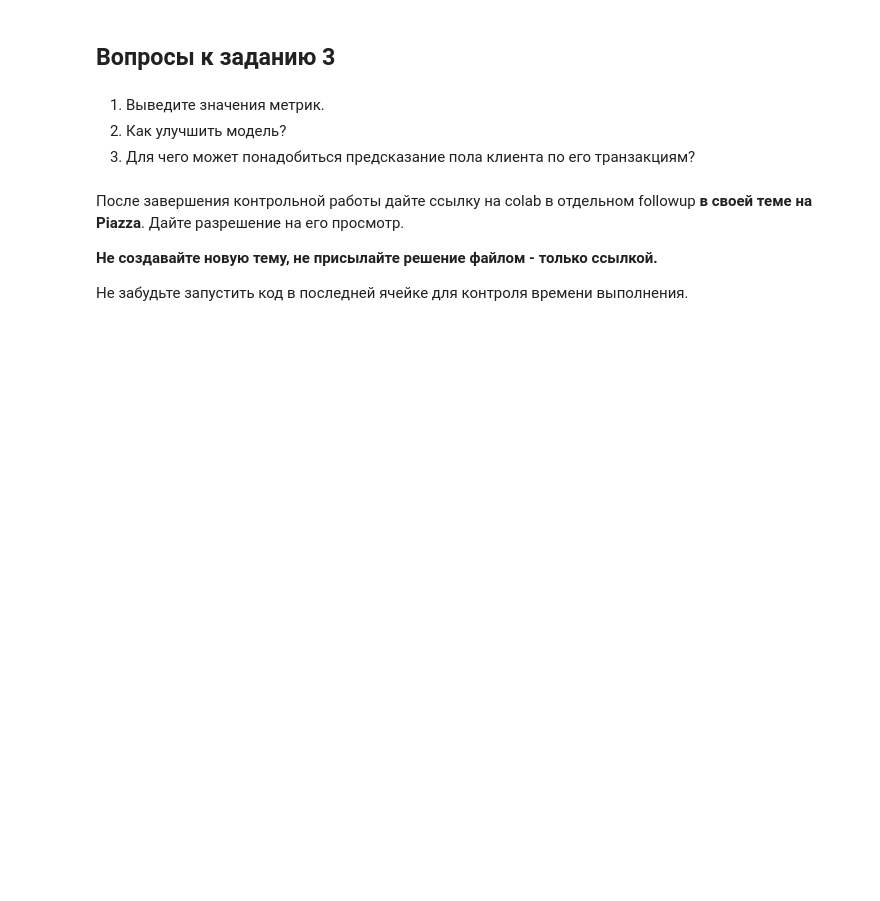
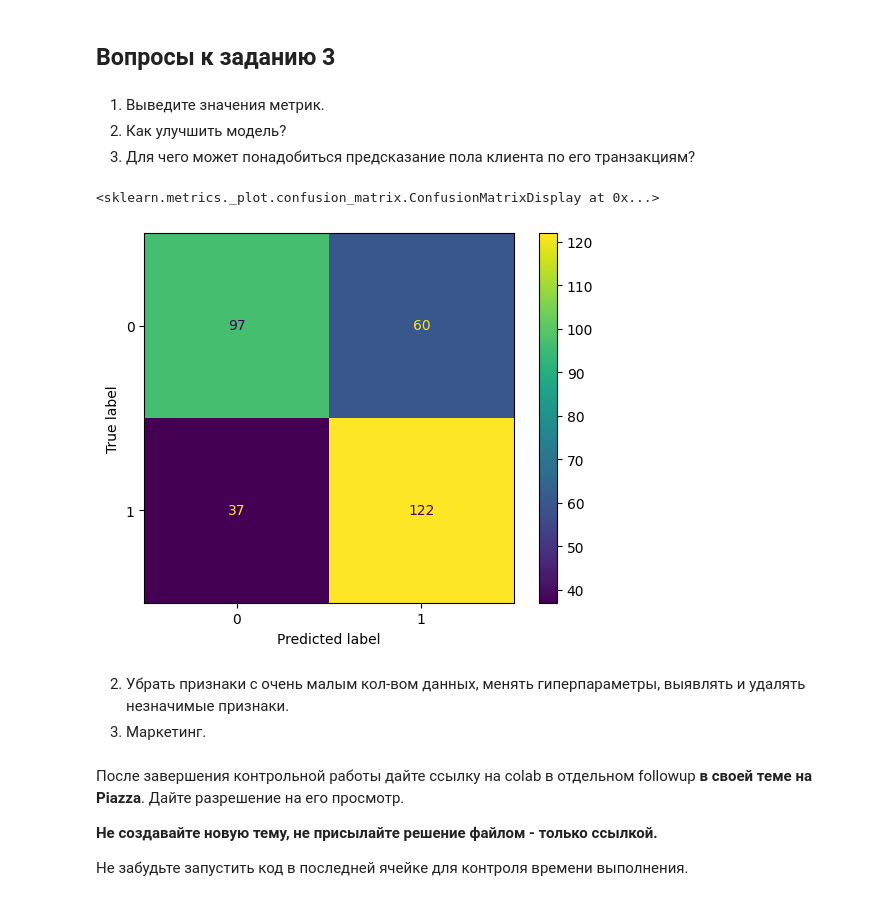
Before and after one commit to ZadneprovskiyNikolay/ml_labs, a Jupyter notebook: КР2_Заднепровский_Н_В_М33091.ipynb, the cells around one changed output. Cells and saved outputs as stored; diff of their text form; code cells hidden in the pictures; blank space fills up the shorter version.

```diff
--- a/КР2_Заднепровский_Н_В_М33091.ipynb
+++ b/КР2_Заднепровский_Н_В_М33091.ipynb
@@ -71,0 +179,4 @@ else:
+# %%
+customer_ids_with_gender = set(y.index)
+X = X[X.index.isin(customer_ids_with_gender)].sort_index() # оставляем только те датапоинты где определен целевой признак
+X
@@ -90,0 +326,7 @@ else:
+# %%
+import torch
+
+X = torch.tensor(X.values, dtype=torch.float32)
+y = torch.tensor(y.values, dtype=torch.float32)
+print(X, end='\n\n')
+print(y)
@@ -90,0 +349,21 @@ else:
+# %%
+n_layers = 3
+n_neurons = 36
+epochs = 300
+batch_size = 16
+learning_rate = 0.02
+momentum = 0.8
+
+X_train, X_test, y_train, y_test = train_test_split(X, y, train_size=0.7, shuffle=True)
+accuracies = []
+
+kfold = StratifiedKFold(n_splits=5, shuffle=True)
+for train_idxs, test_idxs in kfold.split(X_train, y_train):
+    # create model, train, and get accuracy
+    model = Model(n_layers, n_neurons)
+    accuracy = train_model(model, X_train[train_idxs], y_train[train_idxs], X_train[test_idxs], y_train[test_idxs])
+    accuracies.append(accuracy)
+    print(f'Accuracy: {accuracy}')
+
+mean_accuracy = np.mean(accuracies)
+print(f'mean accuracy: {mean_accuracy}')
@@ -111,6 +431,22 @@ else:
 1. Выведите значения метрик.
 2. Как улучшить модель?
 3. Для чего может понадобиться предсказание пола клиента по его транзакциям?
+# %%
+# 1
+
+from sklearn.metrics import confusion_matrix, ConfusionMatrixDisplay
+
+y_pred = torch.flatten((model(X_test)).round()).detach()
+cm = confusion_matrix(y_test, y_pred)
+
+# 1: true positive, true negative, false positive, false negative
+ConfusionMatrixDisplay(cm).plot()
+# %% [output]
+<sklearn.metrics._plot.confusion_matrix.ConfusionMatrixDisplay at 0x...>
+[figure, added]
+# %% [markdown]
+2. Убрать признаки с очень малым кол-вом данных, менять гиперпараметры, выявлять и удалять незначимые признаки.
+3. Маркетинг.
 # %% [markdown]
 После завершения контрольной работы дайте ссылку на colab в отдельном followup **в своей теме на Piazza**. Дайте разрешение на его просмотр.
 
```
Also changed, not shown: parts of 22 cells of this notebook.
